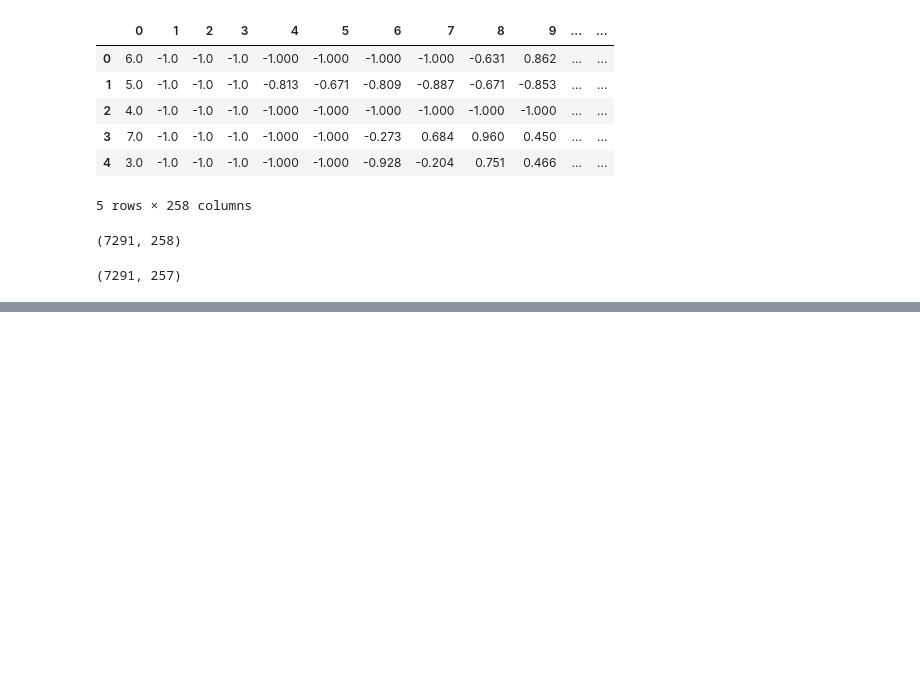
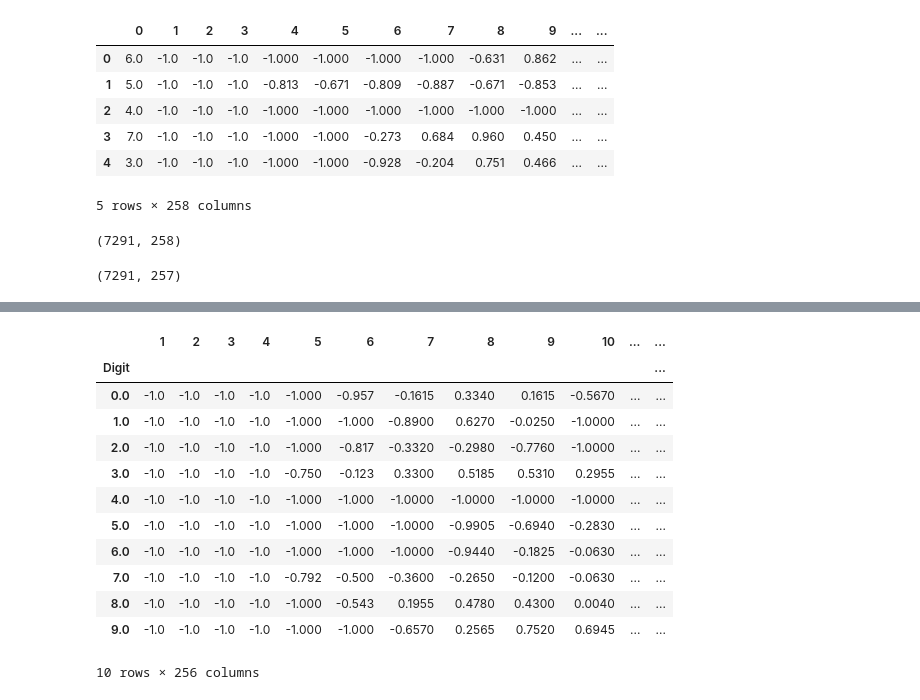
Before and after one commit to BrittaInData/Descriptive_Analysis, a Jupyter notebook: Data Notebook.ipynb, the cells around one changed output, grey strips where cells are left out. Saved outputs shown, nothing was run; the diff lists cells and outputs as text; code cells hidden in the pictures; blank space fills up the shorter version.

```diff
--- a/Data Notebook.ipynb
+++ b/Data Notebook.ipynb
@@ -54,0 +102,17 @@ plt.show();
+# %%
+# group by digits and find each median
+data.groupby("Digit").median()
+# %% [output]
+|  | 1 | 2 | 3 | 4 | 5 | 6 | 7 | 8 | 9 | 10 | ... | ... |
+| Digit |  |  |  |  |  |  |  |  |  |  |  | ... |
+| 0.0 | -1.0 | -1.0 | -1.0 | -1.0 | -1.000 | -0.957 | -0.1615 | 0.3340 | 0.1615 | -0.5670 | ... | ... |
+| 1.0 | -1.0 | -1.0 | -1.0 | -1.0 | -1.000 | -1.000 | -0.8900 | 0.6270 | -0.0250 | -1.0000 | ... | ... |
+| 2.0 | -1.0 | -1.0 | -1.0 | -1.0 | -1.000 | -0.817 | -0.3320 | -0.2980 | -0.7760 | -1.0000 | ... | ... |
+| 3.0 | -1.0 | -1.0 | -1.0 | -1.0 | -0.750 | -0.123 | 0.3300 | 0.5185 | 0.5310 | 0.2955 | ... | ... |
+| 4.0 | -1.0 | -1.0 | -1.0 | -1.0 | -1.000 | -1.000 | -1.0000 | -1.0000 | -1.0000 | -1.0000 | ... | ... |
+| 5.0 | -1.0 | -1.0 | -1.0 | -1.0 | -1.000 | -1.000 | -1.0000 | -0.9905 | -0.6940 | -0.2830 | ... | ... |
+| 6.0 | -1.0 | -1.0 | -1.0 | -1.0 | -1.000 | -1.000 | -1.0000 | -0.9440 | -0.1825 | -0.0630 | ... | ... |
+| 7.0 | -1.0 | -1.0 | -1.0 | -1.0 | -0.792 | -0.500 | -0.3600 | -0.2650 | -0.1200 | -0.0630 | ... | ... |
+| 8.0 | -1.0 | -1.0 | -1.0 | -1.0 | -1.000 | -0.543 | 0.1955 | 0.4780 | 0.4300 | 0.0040 | ... | ... |
+| 9.0 | -1.0 | -1.0 | -1.0 | -1.0 | -1.000 | -1.000 | -0.6570 | 0.2565 | 0.7520 | 0.6945 | ... | ... |
+10 rows × 256 columns
```
Also changed, not shown: parts of 19 cells of this notebook.
